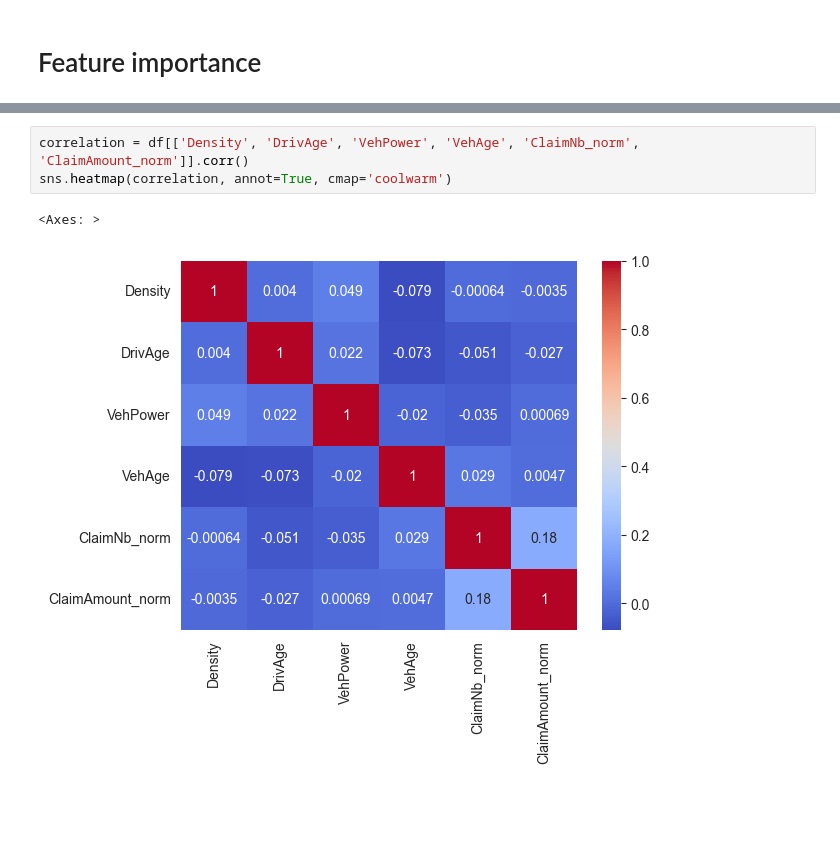
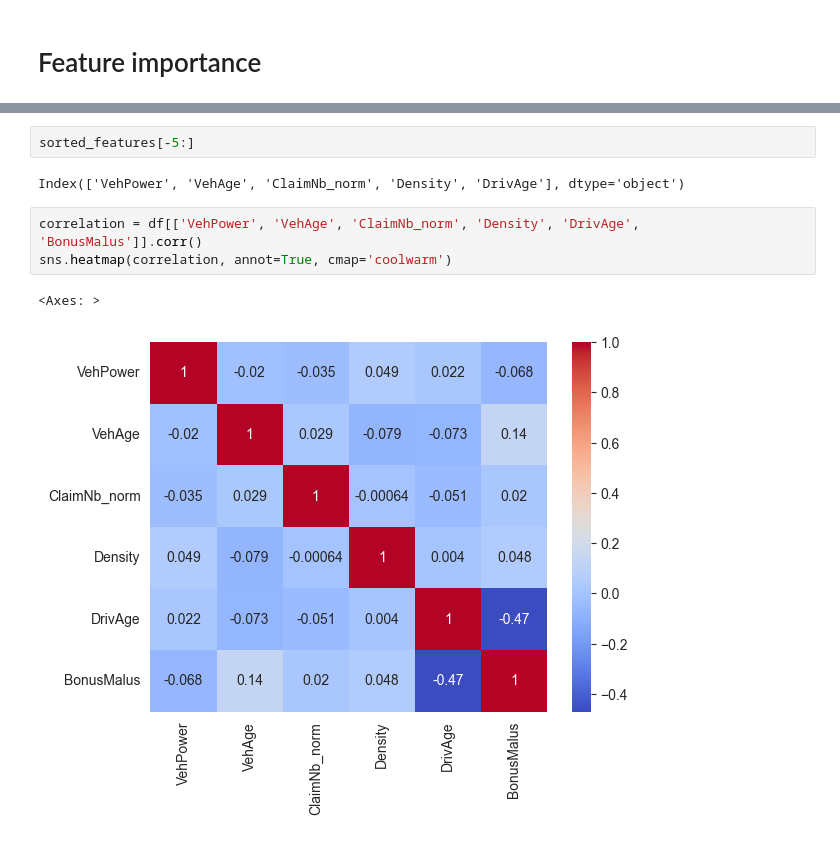
Before and after one commit to S-Moha-M-Kashani/versicherung_datascience, a Jupyter notebook: jupyter_notebook_kashani.ipynb, the cells around one changed output, grey strips where cells are left out. Drawn from its saved outputs; the diff is of its cells as text; blank space fills up the shorter version.

```diff
--- a/jupyter_notebook_kashani.ipynb
+++ b/jupyter_notebook_kashani.ipynb
@@ -372,6 +371,10 @@ plt.show()
+# %%
+sorted_features[-5:]
+# %% [output]
+Index(['VehPower', 'VehAge', 'ClaimNb_norm', 'Density', 'DrivAge'], dtype='object')
 # %%
-correlation = df[['Density', 'DrivAge', 'VehPower', 'VehAge', 'ClaimNb_norm', 'ClaimAmount_norm']].corr()
+correlation = df[['VehPower', 'VehAge', 'ClaimNb_norm', 'Density', 'DrivAge', 'BonusMalus']].corr()
 sns.heatmap(correlation, annot=True, cmap='coolwarm')
 # %% [output]
 <Axes: >
-[figure, old version]
+[figure, new version]
```
Also changed, not shown: parts of 6 cells of this notebook.
